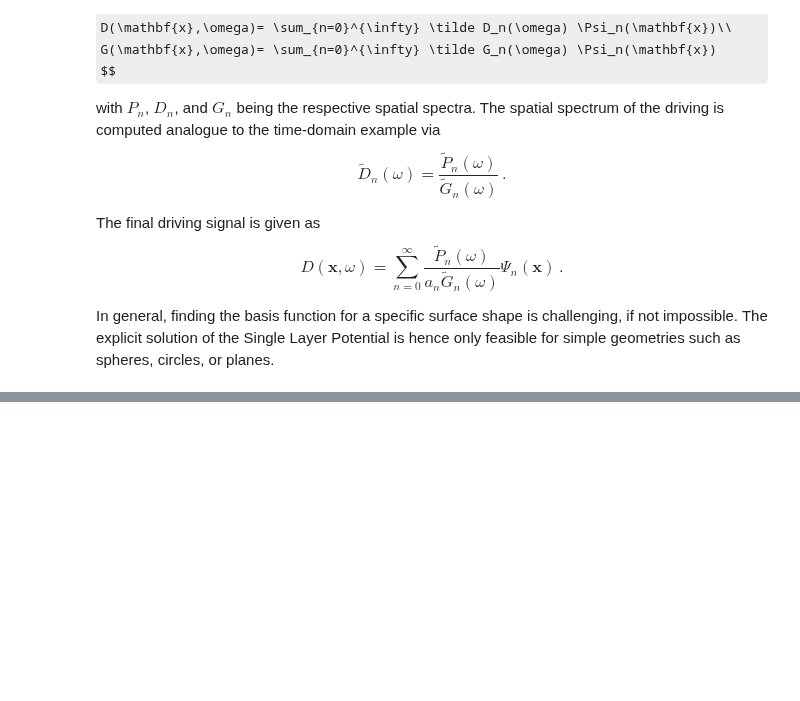
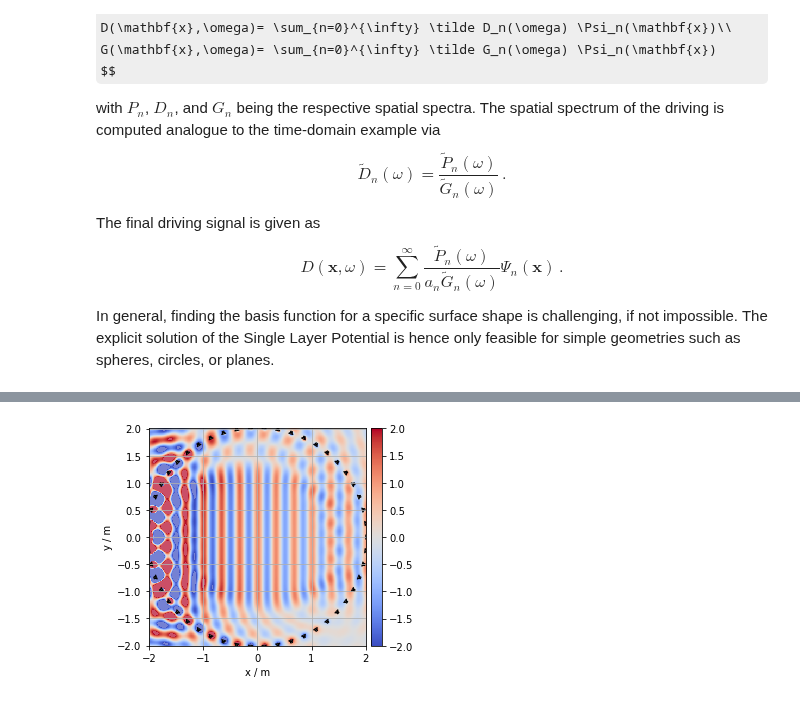
Before and after one commit to spatialaudio/selected-topics-in-audio-signal-processing-exercises, a Jupyter notebook: sound_field_synthesis.ipynb, the cells around one changed output, grey strips where cells are left out. Cells and saved outputs as stored; diff of their text form; code cells hidden in the pictures; some formulas as TeX source; blank space fills up the shorter version.

```diff
--- a/sound_field_synthesis.ipynb
+++ b/sound_field_synthesis.ipynb
@@ -289,0 +296,20 @@ Continuous Array
+# %%
+N = 50
+array = sfs.array.circular(N, R)  # circular array
+
+# use above defined driving function
+# check how the spatial aliasing region and the intended planar wave front
+# changes if we set up different
+# max_order = 1  # what actually happens here?!
+# max_order = N//2-1  # this is a practical used case
+# max_order = M  # compare this with WFS!
+d = nfchoa_2d_plane(omega, array.x, R, n=npw, max_order=N//2-1)
+
+p = sfs.fd.synthesize(d, np.ones(N), array, sfs.fd.secondary_source_point(
+    omega, sfs.default.c), grid=grid)
+
+sfs.plot2d.amplitude(p, grid)
+sfs.plot2d.loudspeakers(array.x, array.n, array.a)
+plt.grid(True)
+# %% [output]
+[figure, added]
```
Also changed, not shown: parts of 23 cells of this notebook.
